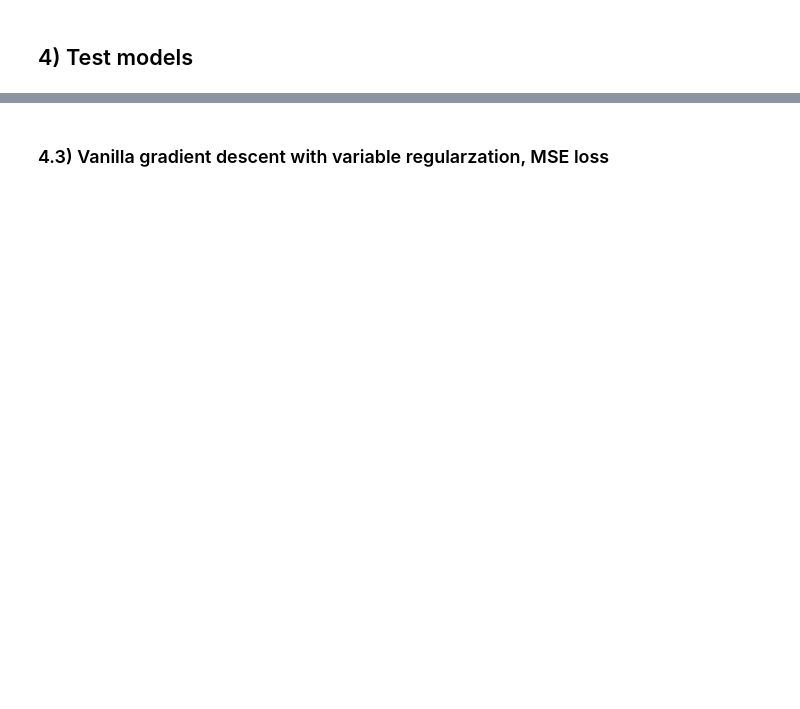
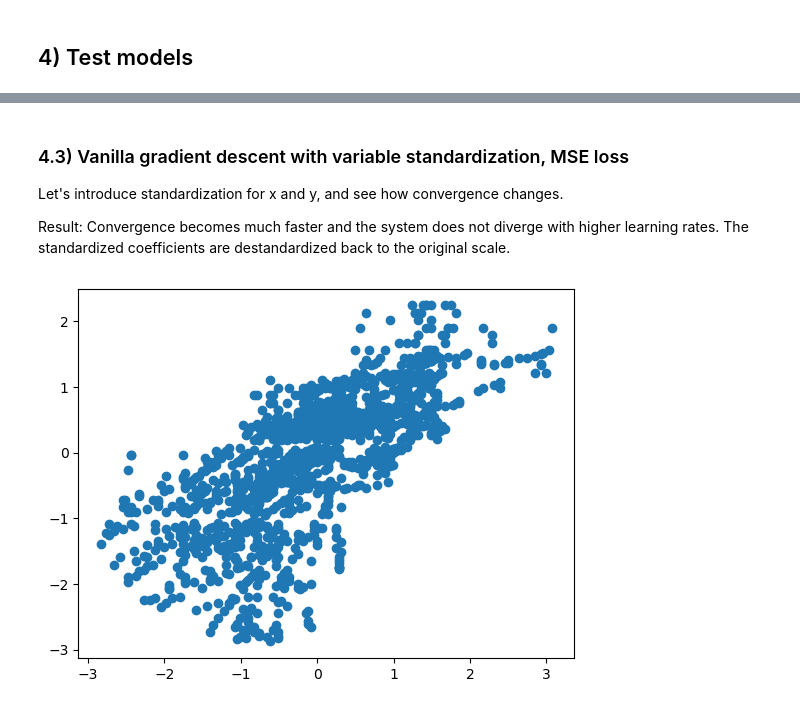
Before and after one commit to pekko-kauppila/Machine-Learning-Projects, a Jupyter notebook: Manual_linear_regression/manual_linear_regression.ipynb, the cells around one changed output, grey strips where cells are left out. Saved outputs shown, nothing was run; the diff lists cells and outputs as text; code cells hidden in the pictures; blank space fills up the shorter version.

```diff
--- a/Manual_linear_regression/manual_linear_regression.ipynb
+++ b/Manual_linear_regression/manual_linear_regression.ipynb
@@ -299,2 +312,13 @@ plt.show()
 # %% [markdown]
-### 4.3) Vanilla gradient descent with variable regularzation, MSE loss
+### 4.3) Vanilla gradient descent with variable standardization, MSE loss
+
+Let's introduce standardization for x and y, and see how convergence changes.
+
+Result:
+Convergence becomes much faster and the system does not diverge with higher learning rates. The standardized coefficients are destandardized back to the original scale.
+# %%
+fig, ax = plt.subplots(1, 1)
+ax.scatter(x_std, y_std)
+plt.show()
+# %% [output]
+[figure, added]
```
Also changed, not shown: parts of 12 cells of this notebook.
